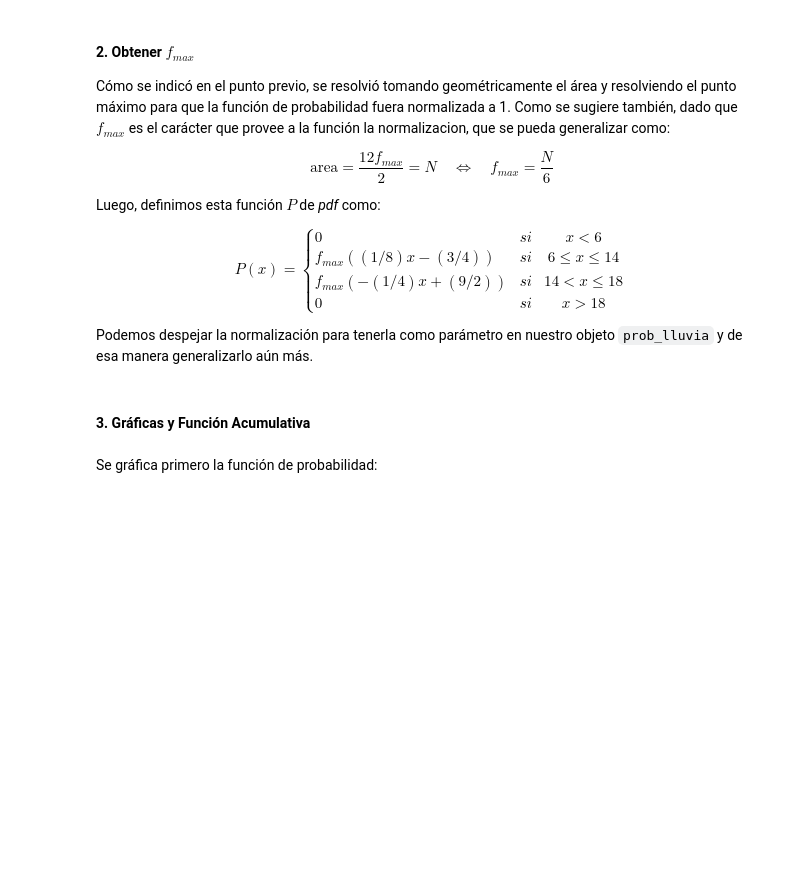
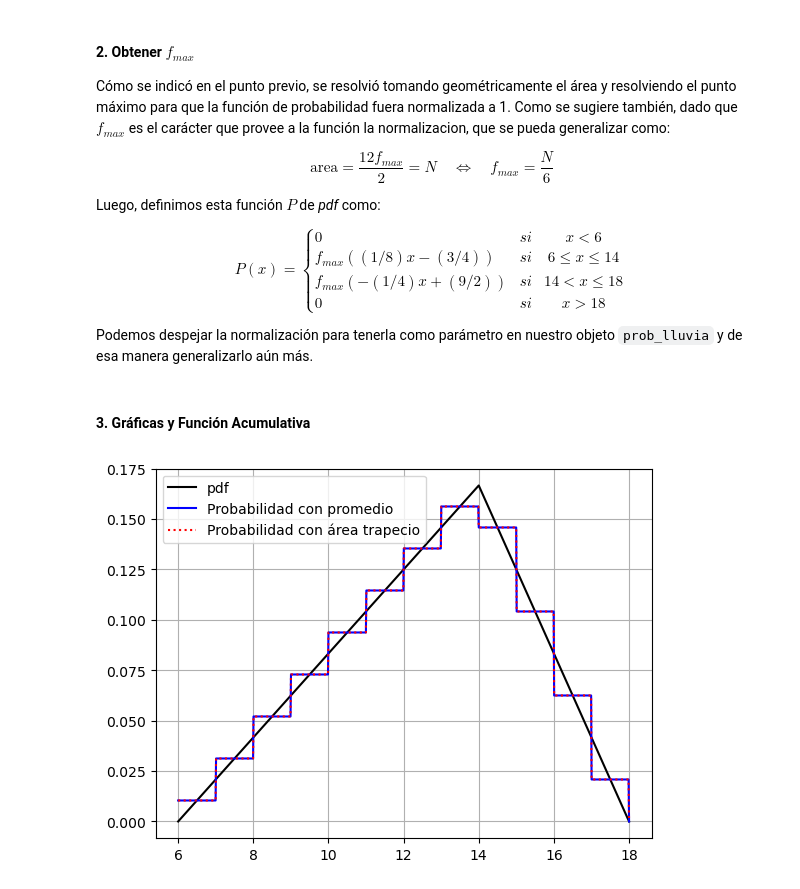
Before and after one commit to PinzonHarker/2024-II_InstrumentacionNuclear, a Jupyter notebook: 1-1_Taller_Simulacion.ipynb, the cells around one changed output. Saved outputs shown, nothing was run; the diff lists cells and outputs as text; code cells hidden in the pictures; blank space fills up the shorter version.

Commit message:
Finalizado puntos 4 y 5. Se generan las gráficas de verificación de los resultados. Basta completar los demás puntos con las pertinentes modificaciones

```diff
--- a/1-1_Taller_Simulacion.ipynb
+++ b/1-1_Taller_Simulacion.ipynb
@@ -60,29 +60,26 @@ class prob_lluvia:
     def integral(self, hora):
         '''Toma la hora absoluta (0-24 horas) y devuelve la probabilidad
         como el area en el periodo de la función discretizada'''
-        self.f_max = self.N/6
 
         if hora < self.empieza or hora > self.termina: return 0
         hora = self.floor(hora)
-        return self.periodo * (np.max([self.P(hora), self.P(hora + self.periodo)]) + np.min([self.P(hora), self.P(hora + self.periodo)])) / 2
+        return (self.periodo * (self.P(hora) + self.P(hora + self.periodo)) / 2 ) # Area de trapecio
 
     def promedio(self, hora):
         '''Toma la hora absoluta (0-24 horas) y devuelve la probabilidad
         como media entre la función discretizada por el periodo.'''
-        self.f_max = self.N/6
 
         if hora < self.empieza or hora > self.termina: return 0
         hora = self.floor(hora)
-        return (self.P(hora + self.periodo) + self.P(hora))/2
+        return self.P(hora + self.periodo / 2)   # Promedio valores
 
 # Algunas comprobaciones
-pl1 = prob_lluvia(periodo = 0.1)
+pl1 = prob_lluvia(periodo = 1)
 print(f"""
       Probabilidad: {pl1.integral(8.7)}
       Probabilidad total promedio: {np.sum([pl1.promedio( hora ) for hora in pl1.horas]):.4f}
       Probabilidad total integral: {np.sum([pl1.integral( hora ) for hora in pl1.horas]):.4f}
 """)
 
-#Diferencias
-#list([pl1.integral(hora) - pl1.promedio(hora) for hora in np.arange(6, 18)])
+[pl1.promedio( hora ) - pl1.integral( hora ) for hora in pl1.horas]
 # %% [output]
@@ -106,5 +104,21 @@ $$P(x) = \left\{ \begin{array}{lcc} 0 & si & x < 6 \\  f_{max}((1/8) x - (3/4))
 Podemos despejar la normalización para tenerla como parámetro en nuestro objeto `prob_lluvia` y de esa manera generalizarlo aún más.
 # %% [markdown]
 #### 3. Gráficas y Función Acumulativa
-# %% [markdown]
-Se gráfica primero la función de probabilidad:
+# %%
+pl = prob_lluvia(1)
+
+x_vals = pl.horas
+
+x = np.linspace(min(x_vals), max(x_vals), 1000)
+plt.plot(x, [pl.P(i) for i in x], color="black", label="pdf")
+plt.plot(x, [pl.promedio(horas) for horas in x], color="blue", label="Probabilidad con promedio")
+plt.plot(x, [pl.integral(horas) for horas in x], ls="dotted", color="red", label="Probabilidad con área trapecio")
+plt.grid()
+
+# Añadir leyenda para más claridad
+plt.legend()
+
+# Mostrar el gráfico
+plt.show()
+# %% [output]
+[figure, added]
```
Also changed, not shown: parts of 12 cells of this notebook.
